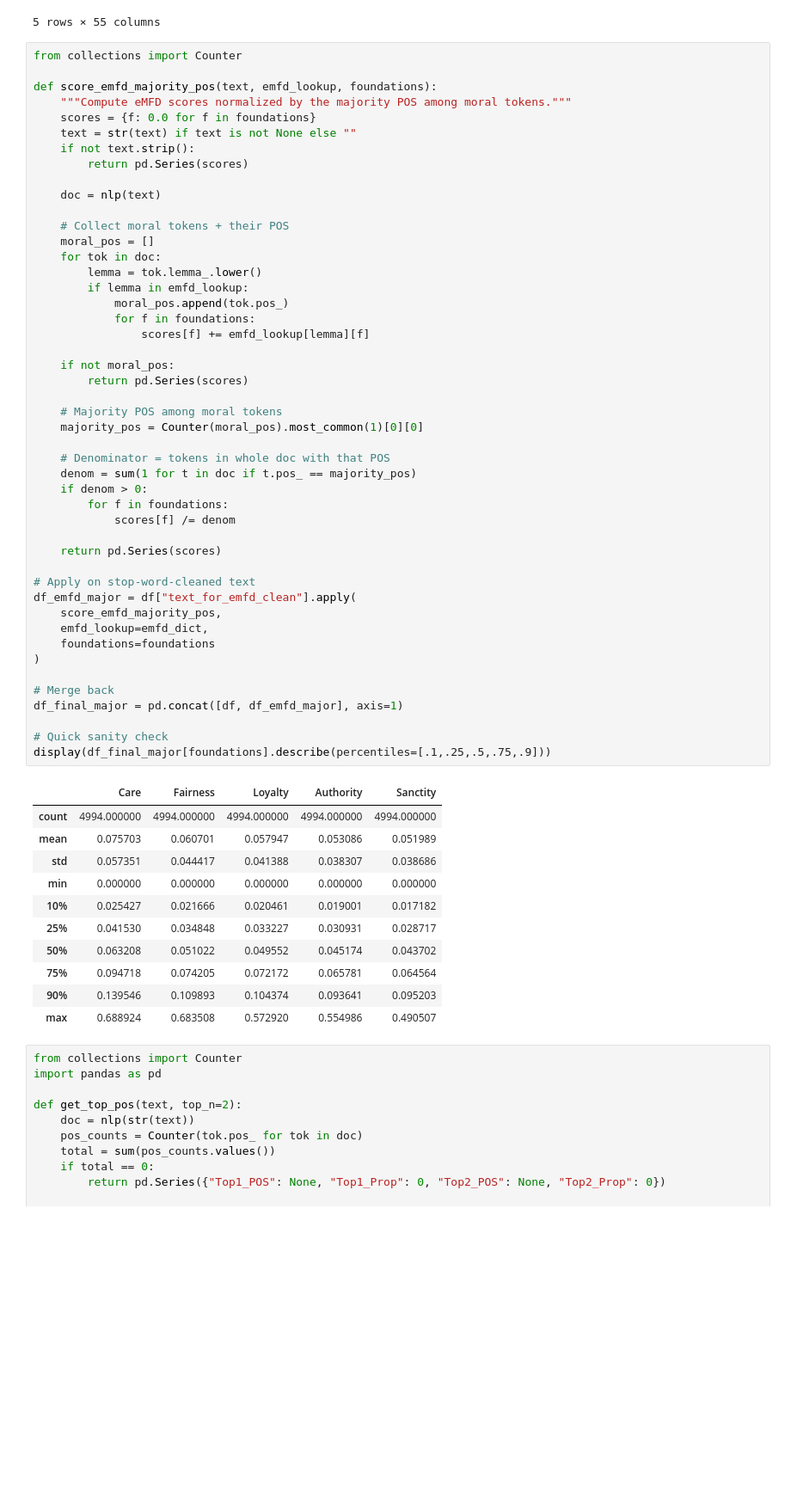
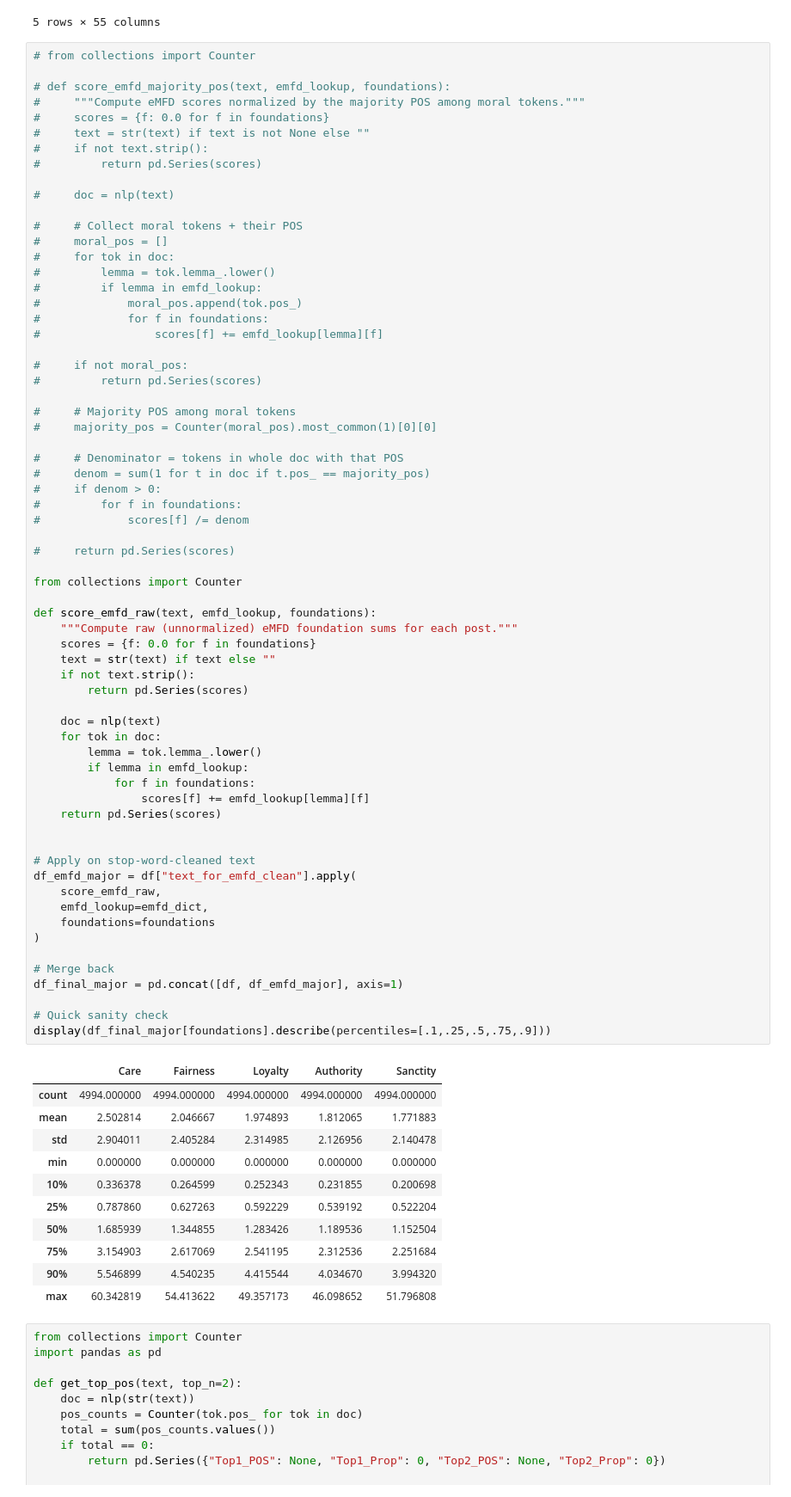
Before and after one commit to ShirleneRose/TriggerWarnings, a Jupyter notebook: jupyter-notebooks/linguistic_analysis.ipynb, the cells around one changed output. Shown at 86% size. Drawn from its saved outputs; the diff is of its cells as text; blank space fills up the shorter version.

```diff
--- a/jupyter-notebooks/linguistic_analysis.ipynb
+++ b/jupyter-notebooks/linguistic_analysis.ipynb
@@ -1826,64 +1826,82 @@ emfd_df.head()
 | 4 | fit | 2.0 | 3.0 | 2.0 | 4.0 | 5.0 | 208.0 | ... |
 5 rows × 55 columns
 # %%
+# from collections import Counter
+
+# def score_emfd_majority_pos(text, emfd_lookup, foundations):
+#     """Compute eMFD scores normalized by the majority POS among moral tokens."""
+#     scores = {f: 0.0 for f in foundations}
+#     text = str(text) if text is not None else ""
+#     if not text.strip():
+#         return pd.Series(scores)
+
+#     doc = nlp(text)
+
+#     # Collect moral tokens + their POS
+#     moral_pos = []
+#     for tok in doc:
+#         lemma = tok.lemma_.lower()
+#         if lemma in emfd_lookup:
+#             moral_pos.append(tok.pos_)
+#             for f in foundations:
+#                 scores[f] += emfd_lookup[lemma][f]
+
+#     if not moral_pos:
+#         return pd.Series(scores)
+
+#     # Majority POS among moral tokens
+#     majority_pos = Counter(moral_pos).most_common(1)[0][0]
+
+#     # Denominator = tokens in whole doc with that POS
+#     denom = sum(1 for t in doc if t.pos_ == majority_pos)
+#     if denom > 0:
+#         for f in foundations:
+#             scores[f] /= denom
+
+#     return pd.Series(scores)
+
 from collections import Counter
 
-def score_emfd_majority_pos(text, emfd_lookup, foundations):
-    """Compute eMFD scores normalized by the majority POS among moral tokens."""
+def score_emfd_raw(text, emfd_lookup, foundations):
+    """Compute raw (unnormalized) eMFD foundation sums for each post."""
     scores = {f: 0.0 for f in foundations}
-    text = str(text) if text is not None else ""
+    text = str(text) if text else ""
     if not text.strip():
         return pd.Series(scores)
 
     doc = nlp(text)
-
-    # Collect moral tokens + their POS
-    moral_pos = []
     for tok in doc:
         lemma = tok.lemma_.lower()
         if lemma in emfd_lookup:
-            moral_pos.append(tok.pos_)
             for f in foundations:
                 scores[f] += emfd_lookup[lemma][f]
+    return pd.Series(scores)
 
-    if not moral_pos:
-        return pd.Series(scores)
-
-    # Majority POS among moral tokens
-    majority_pos = Counter(moral_pos).most_common(1)[0][0]
-
-    # Denominator = tokens in whole doc with that POS
-    denom = sum(1 for t in doc if t.pos_ == majority_pos)
-    if denom > 0:
-        for f in foundations:
-            scores[f] /= denom
-
-    return pd.Series(scores)
 
 # Apply on stop-word-cleaned text
 df_emfd_major = df["text_for_emfd_clean"].apply(
-    score_emfd_majority_pos,
+    score_emfd_raw,
     emfd_lookup=emfd_dict,
     foundations=foundations
 )
 
 # Merge back
 df_final_major = pd.concat([df, df_emfd_major], axis=1)
 
 # Quick sanity check
 display(df_final_major[foundations].describe(percentiles=[.1,.25,.5,.75,.9]))
 # %% [output]
 |  | Care | Fairness | Loyalty | Authority | Sanctity |
 | count | 4994.000000 | 4994.000000 | 4994.000000 | 4994.000000 | 4994.000000 |
-| mean | 0.075703 | 0.060701 | 0.057947 | 0.053086 | 0.051989 |
-| std | 0.057351 | 0.044417 | 0.041388 | 0.038307 | 0.038686 |
+| mean | 2.502814 | 2.046667 | 1.974893 | 1.812065 | 1.771883 |
+| std | 2.904011 | 2.405284 | 2.314985 | 2.126956 | 2.140478 |
 | min | 0.000000 | 0.000000 | 0.000000 | 0.000000 | 0.000000 |
-| 10% | 0.025427 | 0.021666 | 0.020461 | 0.019001 | 0.017182 |
-| 25% | 0.041530 | 0.034848 | 0.033227 | 0.030931 | 0.028717 |
-| 50% | 0.063208 | 0.051022 | 0.049552 | 0.045174 | 0.043702 |
-| 75% | 0.094718 | 0.074205 | 0.072172 | 0.065781 | 0.064564 |
-| 90% | 0.139546 | 0.109893 | 0.104374 | 0.093641 | 0.095203 |
-| max | 0.688924 | 0.683508 | 0.572920 | 0.554986 | 0.490507 |
+| 10% | 0.336378 | 0.264599 | 0.252343 | 0.231855 | 0.200698 |
+| 25% | 0.787860 | 0.627263 | 0.592229 | 0.539192 | 0.522204 |
+| 50% | 1.685939 | 1.344855 | 1.283426 | 1.189536 | 1.152504 |
+| 75% | 3.154903 | 2.617069 | 2.541195 | 2.312536 | 2.251684 |
+| 90% | 5.546899 | 4.540235 | 4.415544 | 4.034670 | 3.994320 |
+| max | 60.342819 | 54.413622 | 49.357173 | 46.098652 | 51.796808 |
 # %%
 from collections import Counter
 import pandas as pd
```
Also changed, not shown: parts of 3 cells of this notebook.
